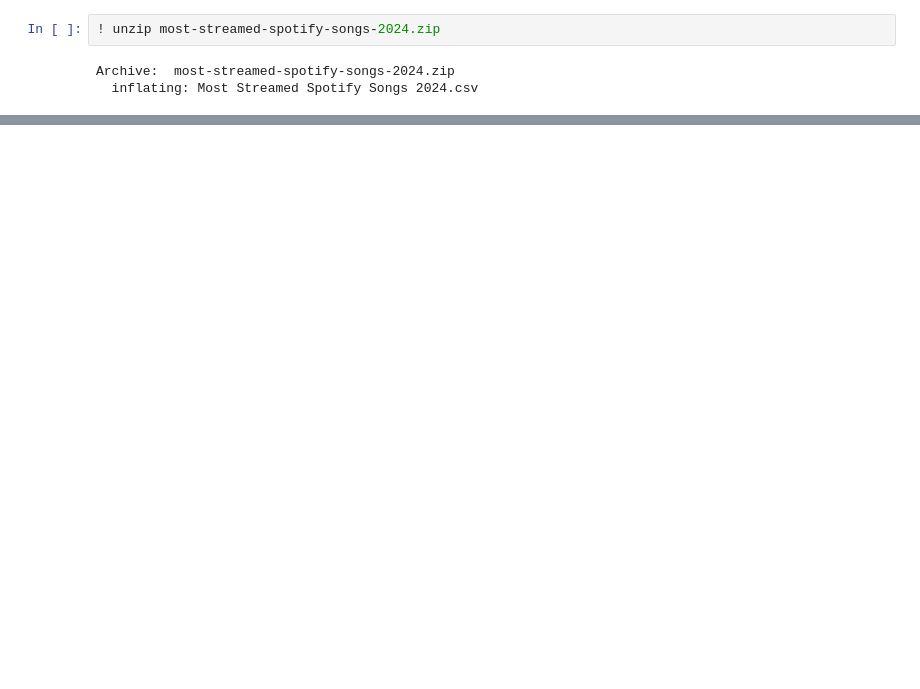
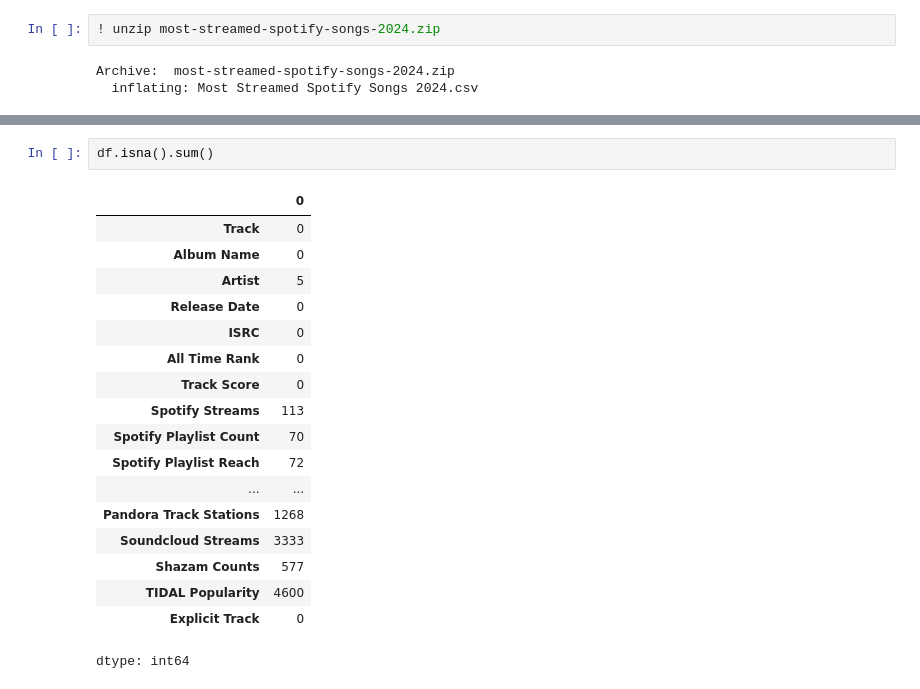
Before and after one commit to Abhijith-S-D/Spotify-EDA, a Jupyter notebook: Spotify_EDA.ipynb, the cells around one changed output, grey strips where cells are left out. Drawn from its saved outputs; the diff is of its cells as text; blank space fills up the shorter version.

```diff
--- a/Spotify_EDA.ipynb
+++ b/Spotify_EDA.ipynb
@@ -65,0 +227,21 @@ Archive:  most-streamed-spotify-songs-2024.zip
+# %%
+df.isna().sum()
+# %% [output]
+|  | 0 |
+| Track | 0 |
+| Album Name | 0 |
+| Artist | 5 |
+| Release Date | 0 |
+| ISRC | 0 |
+| All Time Rank | 0 |
+| Track Score | 0 |
+| Spotify Streams | 113 |
+| Spotify Playlist Count | 70 |
+| Spotify Playlist Reach | 72 |
+| ... | ... |
+| Pandora Track Stations | 1268 |
+| Soundcloud Streams | 3333 |
+| Shazam Counts | 577 |
+| TIDAL Popularity | 4600 |
+| Explicit Track | 0 |
+dtype: int64
```
Also changed, not shown: parts of 39 cells of this notebook.
